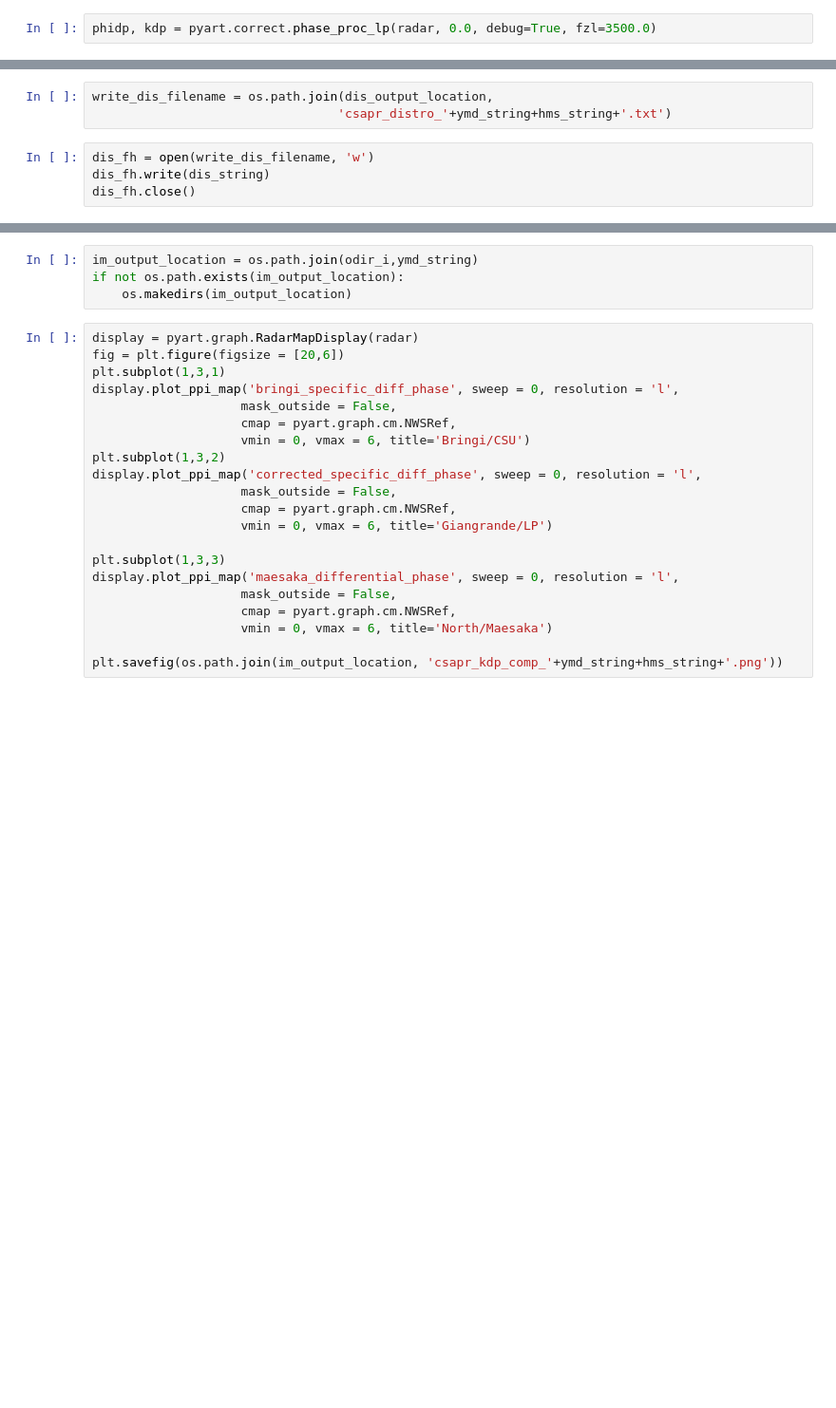
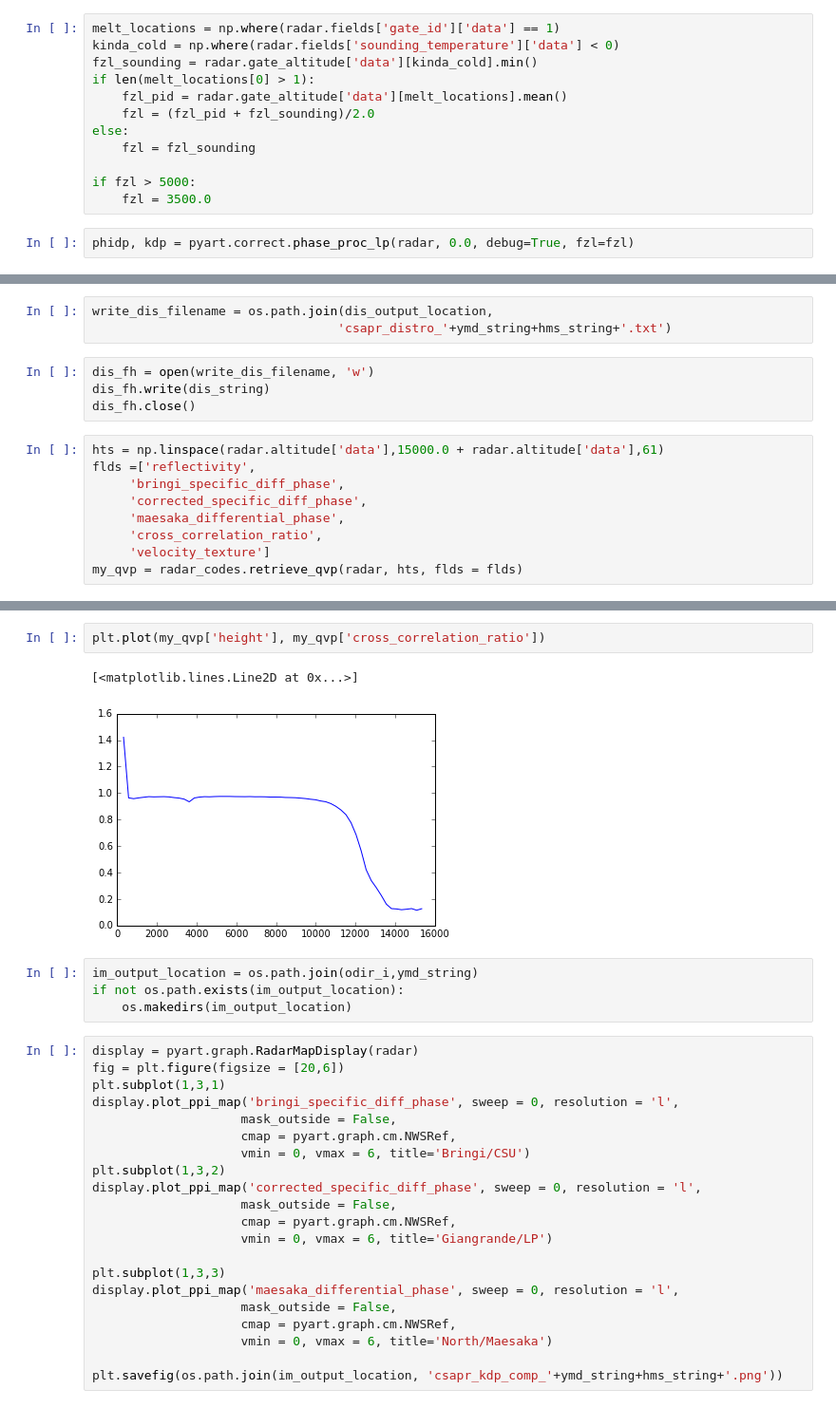
Before and after one commit to scollis/AGU_2016, a Jupyter notebook: notebooks/Processing a file-2.7.ipynb, the cells around one changed output, grey strips where cells are left out. Shown at 95% size. Saved outputs shown, nothing was run; the diff lists cells and outputs as text; blank space fills up the shorter version.

```diff
--- a/notebooks/Processing a file-2.7.ipynb
+++ b/notebooks/Processing a file-2.7.ipynb
@@ -149,4 +151,16 @@ print(radar.fields['gate_id']['notes'])
+# %%
+melt_locations = np.where(radar.fields['gate_id']['data'] == 1)
+kinda_cold = np.where(radar.fields['sounding_temperature']['data'] < 0)
+fzl_sounding = radar.gate_altitude['data'][kinda_cold].min()
+if len(melt_locations[0] > 1):
+    fzl_pid = radar.gate_altitude['data'][melt_locations].mean()
+    fzl = (fzl_pid + fzl_sounding)/2.0
+else:
+    fzl = fzl_sounding
+
+if fzl > 5000:
+    fzl = 3500.0
 # %%
-phidp, kdp = pyart.correct.phase_proc_lp(radar, 0.0, debug=True, fzl=3500.0)
+phidp, kdp = pyart.correct.phase_proc_lp(radar, 0.0, debug=True, fzl=fzl)
 # %% [output]
 Unfolding
@@ -258,3 +272,12 @@ write_dis_filename = os.path.join(dis_output_location,
 dis_fh = open(write_dis_filename, 'w')
 dis_fh.write(dis_string)
 dis_fh.close()
+# %%
+hts = np.linspace(radar.altitude['data'],15000.0 + radar.altitude['data'],61)
+flds =['reflectivity',
+     'bringi_specific_diff_phase',
+     'corrected_specific_diff_phase',
+     'maesaka_differential_phase',
+     'cross_correlation_ratio',
+     'velocity_texture']
+my_qvp = radar_codes.retrieve_qvp(radar, hts, flds = flds)
@@ -261,3 +309,8 @@ dis_fh.close()
+# %%
+plt.plot(my_qvp['height'], my_qvp['cross_correlation_ratio'])
+# %% [output]
+[<matplotlib.lines.Line2D at 0x...>]
+[figure, added]
 # %%
 im_output_location = os.path.join(odir_i,ymd_string)
 if not os.path.exists(im_output_location):
```
Also changed, not shown: parts of 6 cells of this notebook, 2 other files.
